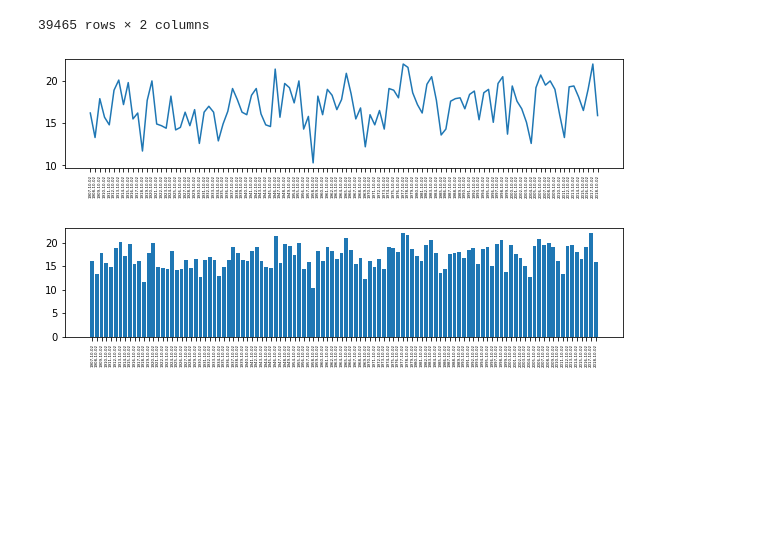
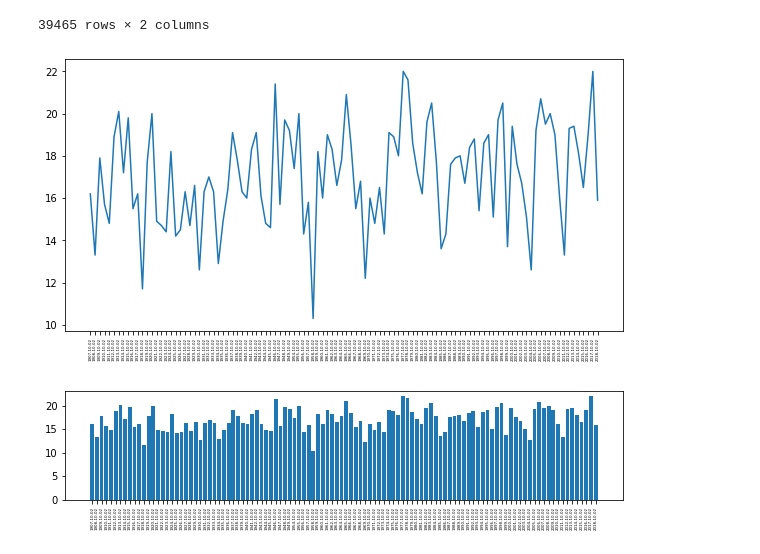
Before and after one commit to enginecode-cpu/Data-Analysis-Basic, a Jupyter notebook: 01.기온 데이터 다루기/02.내 생일의 기온 변화.ipynb, the cells around one changed output. Drawn from its saved outputs; the diff is of its cells as text; code cells hidden in the pictures; blank space fills up the shorter version.

```diff
--- a/01.기온 데이터 다루기/02.내 생일의 기온 변화.ipynb
+++ b/01.기온 데이터 다루기/02.내 생일의 기온 변화.ipynb
@@ -77,11 +77,11 @@ for i, (d, t) in enumerate(zip(date, temp)):
         my_birthday.append(d)
         my_birthday_temp.append(t)
 # %%
-plt.figure(figsize=(10,2))
+plt.figure(figsize=(10,5))
 plt.plot(my_birthday, my_birthday_temp)
 plt.xticks(rotation=90)
 plt.tick_params(axis='x', labelsize=4)
 plt.show()
 # %% [output]
-[figure, old version]
+[figure, new version]
 # %%
```
Also changed, not shown: parts of 1 cell of this notebook, 1 other file.
